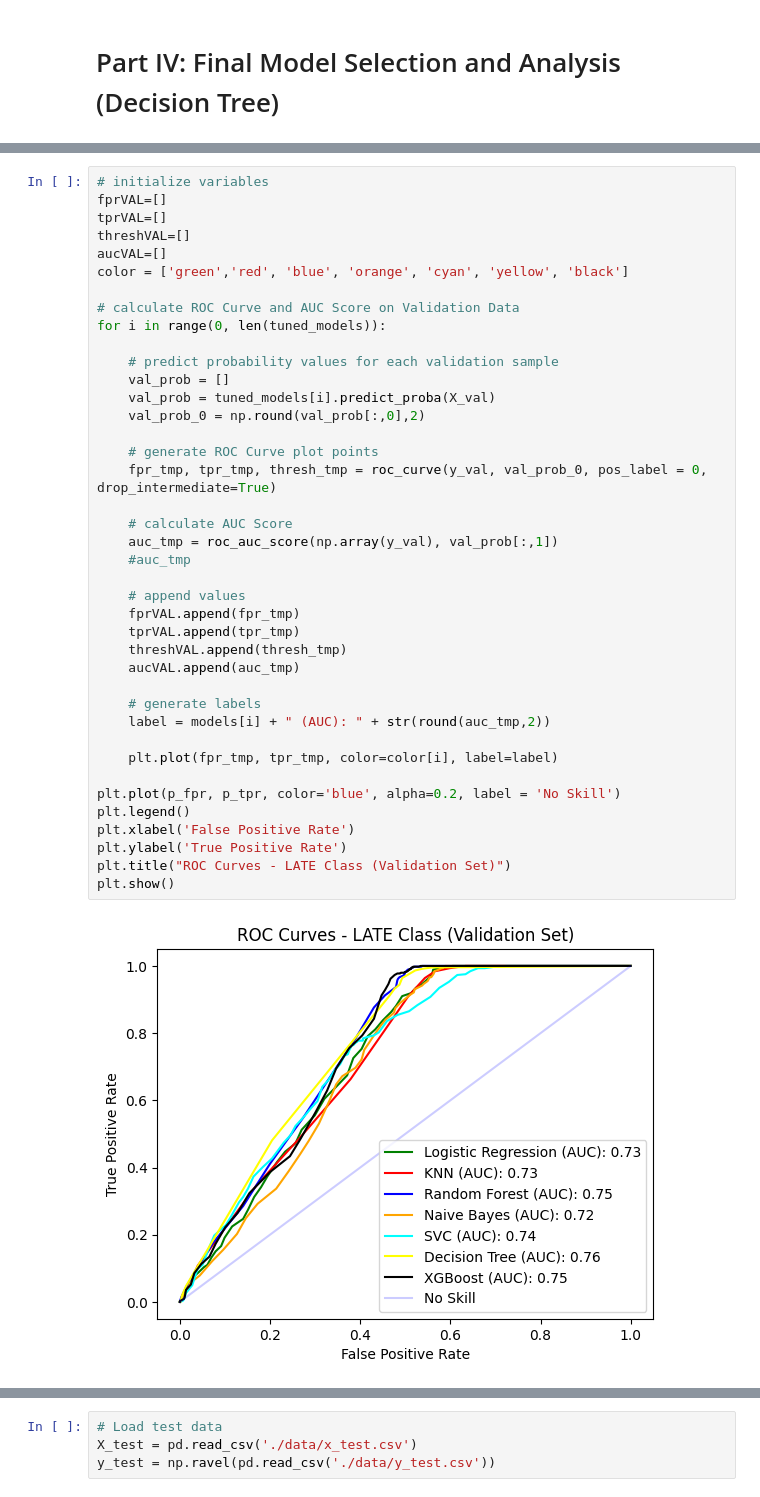
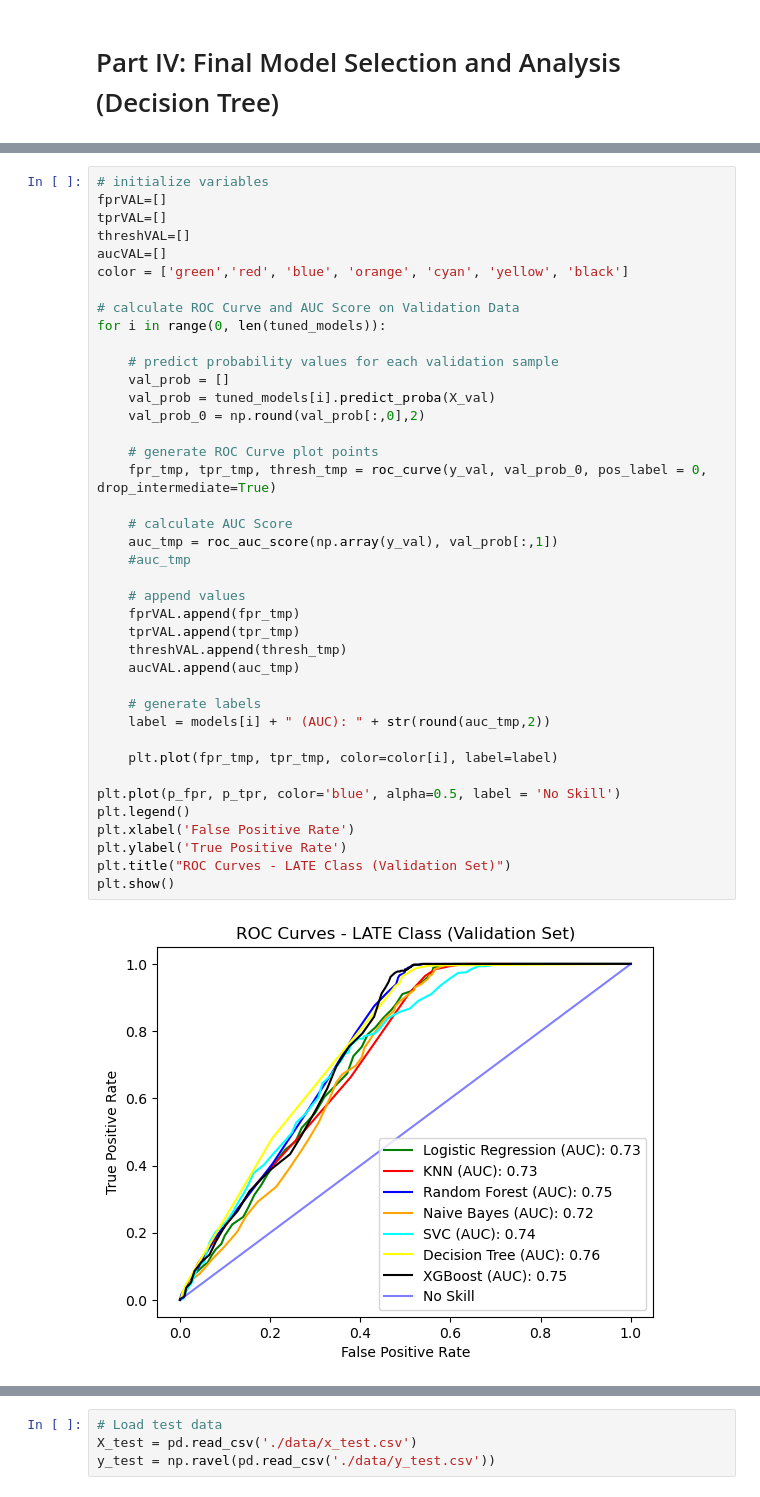
Before and after one commit to kdevoe/aai510-group7, a Jupyter notebook: aai510_group7_final.ipynb, the cells around one changed output, grey strips where cells are left out. Cells and saved outputs as stored; diff of their text form.

```diff
--- a/aai510_group7_final.ipynb
+++ b/aai510_group7_final.ipynb
@@ -1508,32 +1531,32 @@ for i in range(0, len(tuned_models)):
 
     # predict probability values for each validation sample
     val_prob = []
     val_prob = tuned_models[i].predict_proba(X_val)
     val_prob_0 = np.round(val_prob[:,0],2)
 
     # generate ROC Curve plot points
     fpr_tmp, tpr_tmp, thresh_tmp = roc_curve(y_val, val_prob_0, pos_label = 0, drop_intermediate=True)
 
     # calculate AUC Score
     auc_tmp = roc_auc_score(np.array(y_val), val_prob[:,1])
     #auc_tmp
 
     # append values
     fprVAL.append(fpr_tmp)
     tprVAL.append(tpr_tmp)
     threshVAL.append(thresh_tmp)
     aucVAL.append(auc_tmp)
 
     # generate labels
     label = models[i] + " (AUC): " + str(round(auc_tmp,2))
 
     plt.plot(fpr_tmp, tpr_tmp, color=color[i], label=label)
 
-plt.plot(p_fpr, p_tpr, color='blue', alpha=0.2, label = 'No Skill')
+plt.plot(p_fpr, p_tpr, color='blue', alpha=0.5, label = 'No Skill')
 plt.legend()
 plt.xlabel('False Positive Rate')
 plt.ylabel('True Positive Rate')
 plt.title("ROC Curves - LATE Class (Validation Set)")
 plt.show()
 # %% [output]
-[figure, old version]
+[figure, new version]
```
Also changed, not shown: parts of 29 cells of this notebook.
